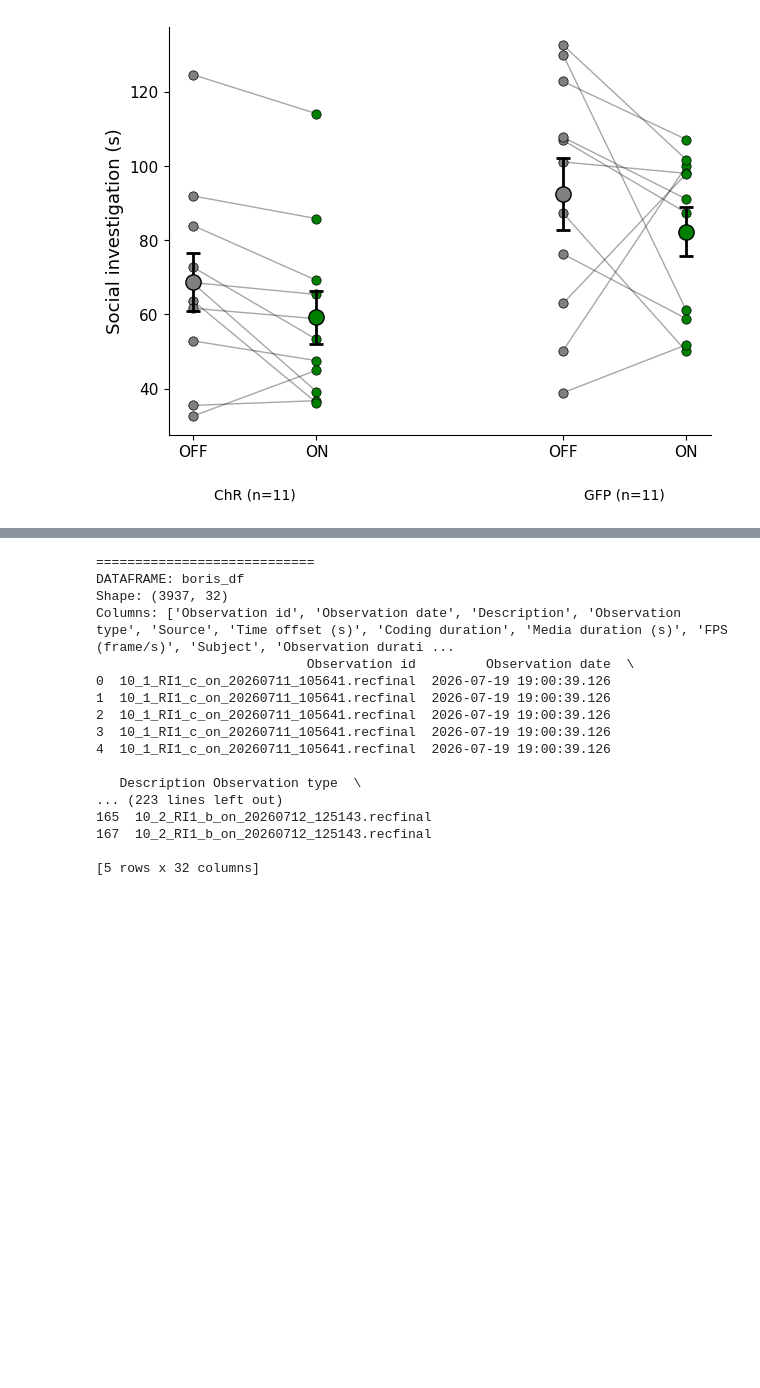
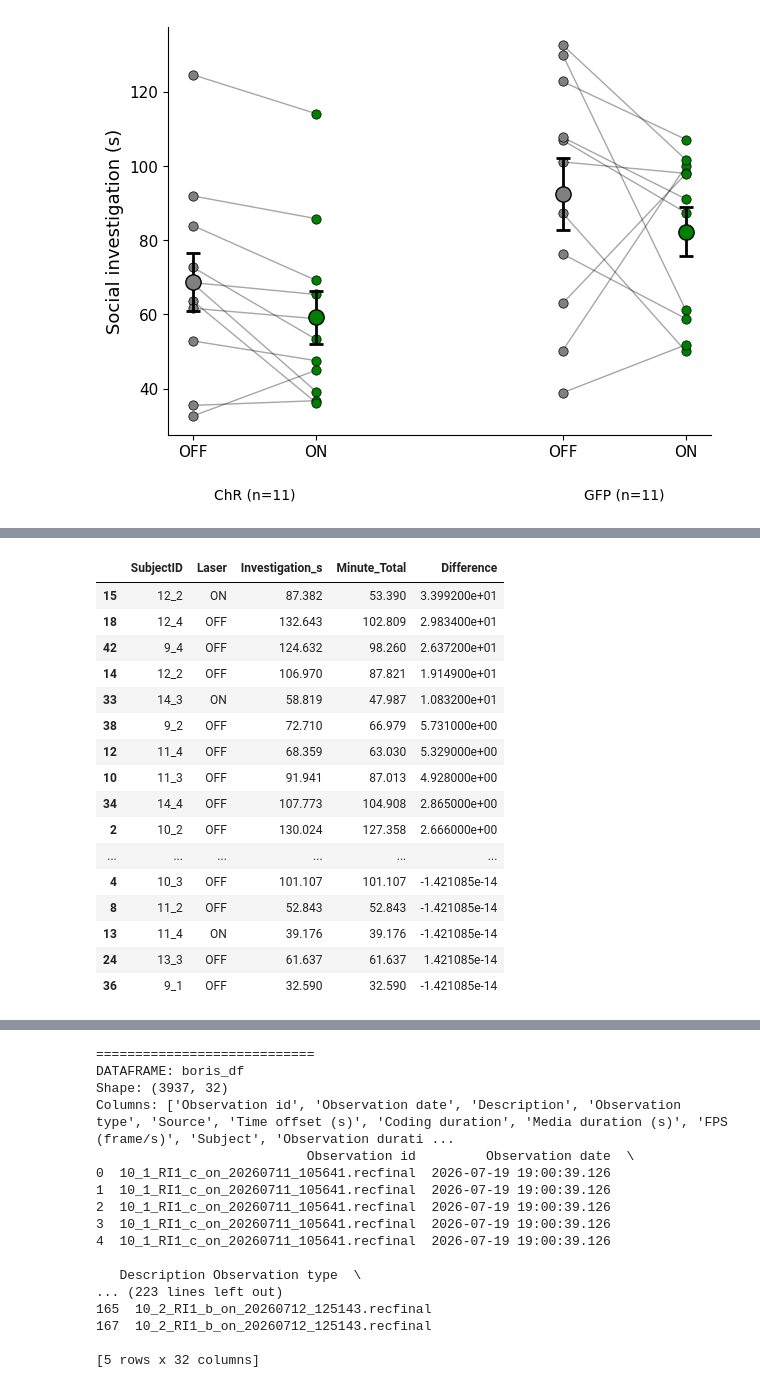
Before and after one commit to padillacoreanolab/respiratory_pilot, a Jupyter notebook: notebooks/sequioa_notebooks/BLA_RI1_resp_boris_cohort2.ipynb, the cells around one changed output, grey strips where cells are left out. Saved outputs shown, nothing was run; the diff lists cells and outputs as text; code cells hidden in the pictures; blank space fills up the shorter version.

```diff
--- a/notebooks/sequioa_notebooks/BLA_RI1_resp_boris_cohort2.ipynb
+++ b/notebooks/sequioa_notebooks/BLA_RI1_resp_boris_cohort2.ipynb
@@ -1005,0 +1794,56 @@ plt.show()
+# %%
+# ============================================================
+# QC: DO MINUTES ADD BACK UP TO ORIGINAL TOTAL?
+# ============================================================
+
+minute_total = (
+    minute_df
+    .groupby(
+        ["SubjectID", "Laser"],
+        observed=True,
+        as_index=False
+    )["Duration_s"]
+    .sum()
+    .rename(columns={"Duration_s": "Minute_Total"})
+)
+
+original_total = investigation_df[
+    ["SubjectID", "Laser", "Investigation_s"]
+].copy()
+
+qc_totals = original_total.merge(
+    minute_total,
+    on=["SubjectID", "Laser"],
+    how="left"
+)
+
+qc_totals["Difference"] = (
+    qc_totals["Investigation_s"] -
+    qc_totals["Minute_Total"]
+)
+
+display(
+    qc_totals.sort_values(
+        "Difference",
+        key=abs,
+        ascending=False
+    )
+)
+# %% [output]
+|  | SubjectID | Laser | Investigation_s | Minute_Total | Difference |
+| 15 | 12_2 | ON | 87.382 | 53.390 | 3.399200e+01 |
+| 18 | 12_4 | OFF | 132.643 | 102.809 | 2.983400e+01 |
+| 42 | 9_4 | OFF | 124.632 | 98.260 | 2.637200e+01 |
+| 14 | 12_2 | OFF | 106.970 | 87.821 | 1.914900e+01 |
+| 33 | 14_3 | ON | 58.819 | 47.987 | 1.083200e+01 |
+| 38 | 9_2 | OFF | 72.710 | 66.979 | 5.731000e+00 |
+| 12 | 11_4 | OFF | 68.359 | 63.030 | 5.329000e+00 |
+| 10 | 11_3 | OFF | 91.941 | 87.013 | 4.928000e+00 |
+| 34 | 14_4 | OFF | 107.773 | 104.908 | 2.865000e+00 |
+| 2 | 10_2 | OFF | 130.024 | 127.358 | 2.666000e+00 |
+| ... | ... | ... | ... | ... | ... |
+| 4 | 10_3 | OFF | 101.107 | 101.107 | -1.421085e-14 |
+| 8 | 11_2 | OFF | 52.843 | 52.843 | -1.421085e-14 |
+| 13 | 11_4 | ON | 39.176 | 39.176 | -1.421085e-14 |
+| 24 | 13_3 | OFF | 61.637 | 61.637 | 1.421085e-14 |
+| 36 | 9_1 | OFF | 32.590 | 32.590 | -1.421085e-14 |
```
Also changed, not shown: parts of 23 cells of this notebook.
